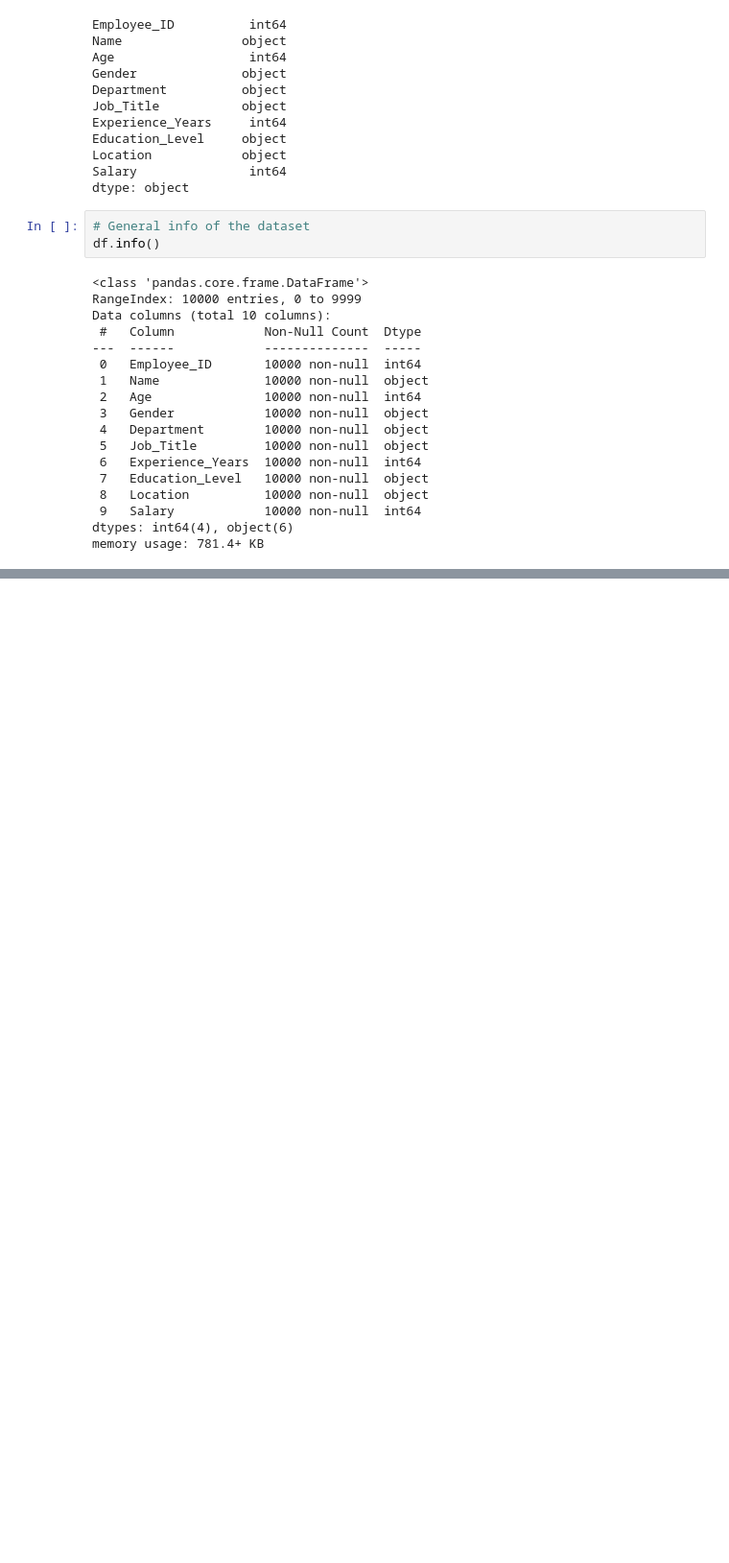
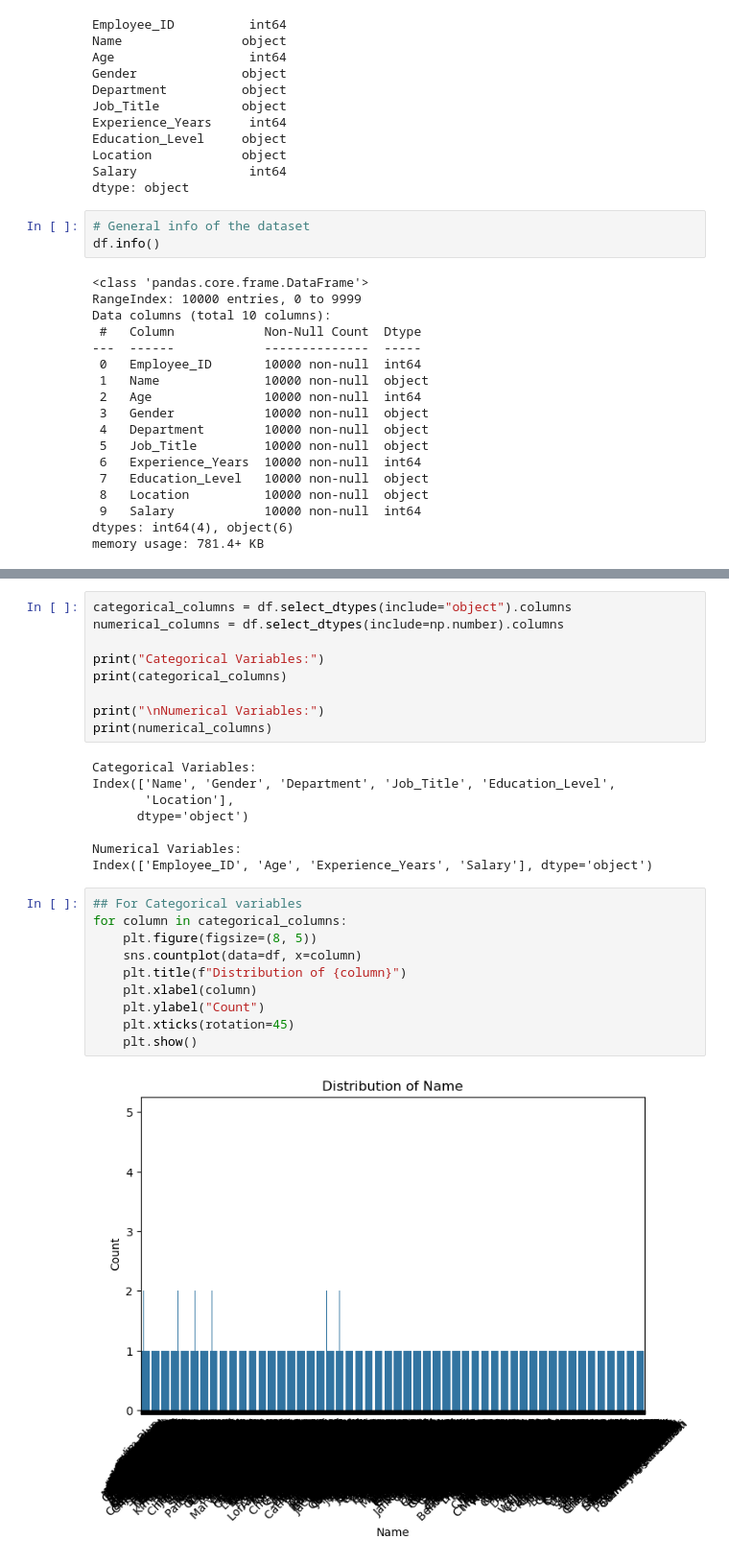
Before and after one commit to MboyaMeshack/Statistics-and-Data-Analysis, a Jupyter notebook: Data-Understanding.ipynb, the cells around one changed output, grey strips where cells are left out. Shown at 96% size. Cells and saved outputs as stored; diff of their text form; blank space fills up the shorter version.

```diff
--- a/Data-Understanding.ipynb
+++ b/Data-Understanding.ipynb
@@ -98,0 +179,29 @@ memory usage: 781.4+ KB
+# %%
+categorical_columns = df.select_dtypes(include="object").columns
+numerical_columns = df.select_dtypes(include=np.number).columns
+
+print("Categorical Variables:")
+print(categorical_columns)
+
+print("\nNumerical Variables:")
+print(numerical_columns)
+# %% [output]
+Categorical Variables:
+Index(['Name', 'Gender', 'Department', 'Job_Title', 'Education_Level',
+       'Location'],
+      dtype='object')
+
+Numerical Variables:
+Index(['Employee_ID', 'Age', 'Experience_Years', 'Salary'], dtype='object')
+# %%
+## For Categorical variables
+for column in categorical_columns:
+    plt.figure(figsize=(8, 5))
+    sns.countplot(data=df, x=column)
+    plt.title(f"Distribution of {column}")
+    plt.xlabel(column)
+    plt.ylabel("Count")
+    plt.xticks(rotation=45)
+    plt.show()
+# %% [output]
+[figure, added]
```
Also changed, not shown: parts of 8 cells of this notebook.
